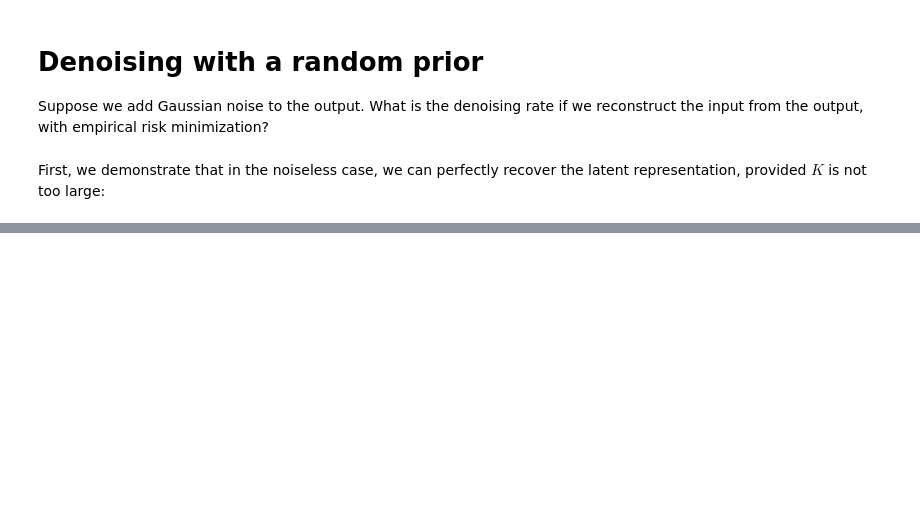
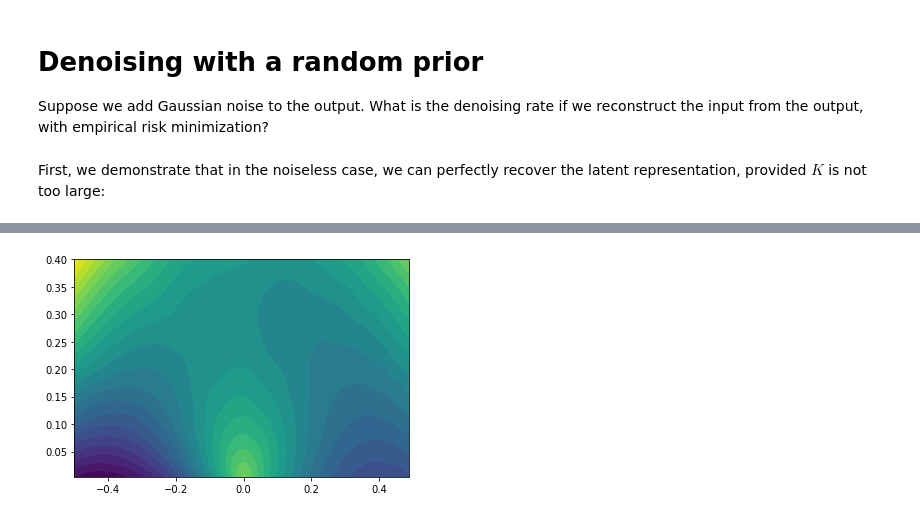
Before and after one commit to reinhardh/supplement_deep_denoising, a Jupyter notebook: denoising_random_dnn_prior.ipynb, the cells around one changed output, grey strips where cells are left out. Cells and saved outputs as stored; diff of their text form; code cells hidden in the pictures; blank space fills up the shorter version.

```diff
--- a/denoising_random_dnn_prior.ipynb
+++ b/denoising_random_dnn_prior.ipynb
@@ -218,0 +248,5 @@ for i,y in enumerate(ygrid):
+# %%
+plt.contourf(Xzoom, -Yzoom, Zzoom,25)
+plt.show()
+# %% [output]
+[figure, added]
```
Also changed, not shown: parts of 16 cells of this notebook, 1 other file.
